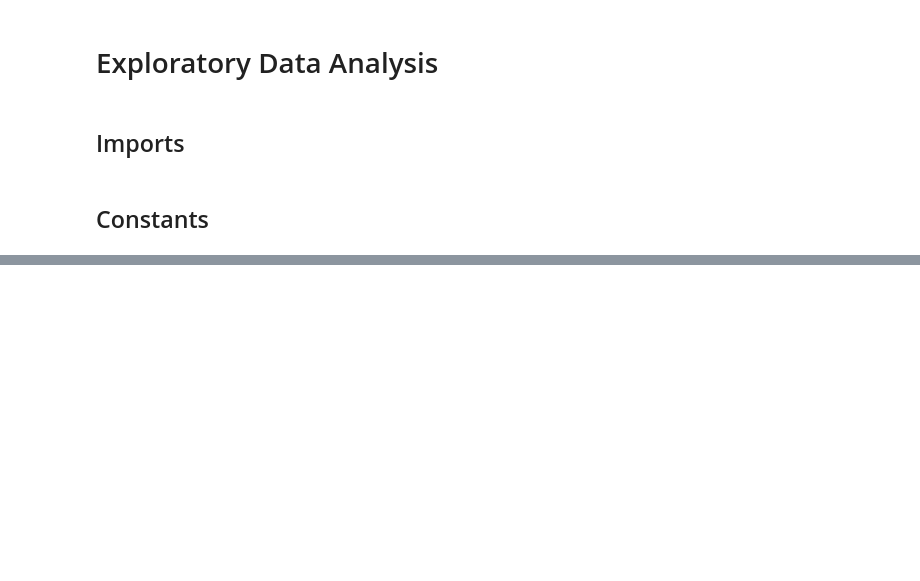
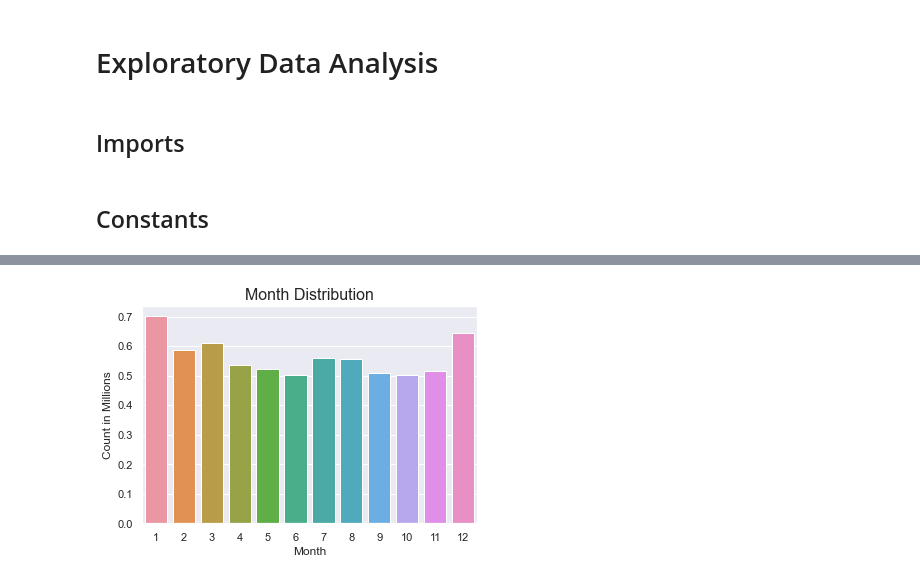
Before and after one commit to MagdaW19/Sentiment_Analysis, a Jupyter notebook: notebooks_EDA/EDA.ipynb, the cells around one changed output, grey strips where cells are left out. Drawn from its saved outputs; the diff is of its cells as text; code cells hidden in the pictures; blank space fills up the shorter version.

```diff
--- a/notebooks_EDA/EDA.ipynb
+++ b/notebooks_EDA/EDA.ipynb
@@ -43,3 +51,6 @@ memory usage: 100.1+ MB
 # %%
+# Calculate distribution
 rating_cnt = df.overall.value_counts()
 vote_cnt = df.vote.value_counts()
+month_cnt = df.reviewMonth.value_counts()
+year_cnt = df.reviewYear.value_counts()
@@ -74,0 +63,4 @@ plt.show()
+# %%
+show_distribution(month_cnt, 'Month Distribution', 'Month', normalize=1_000_000, norm_name='Millions')
+# %% [output]
+[figure, added]
```
Also changed, not shown: parts of 16 cells of this notebook.
